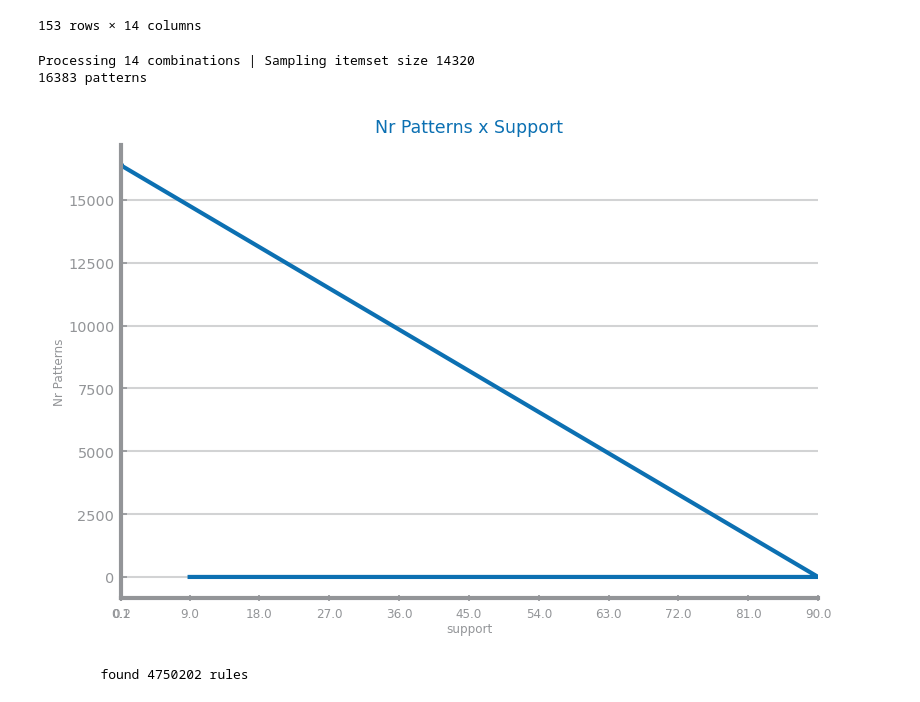
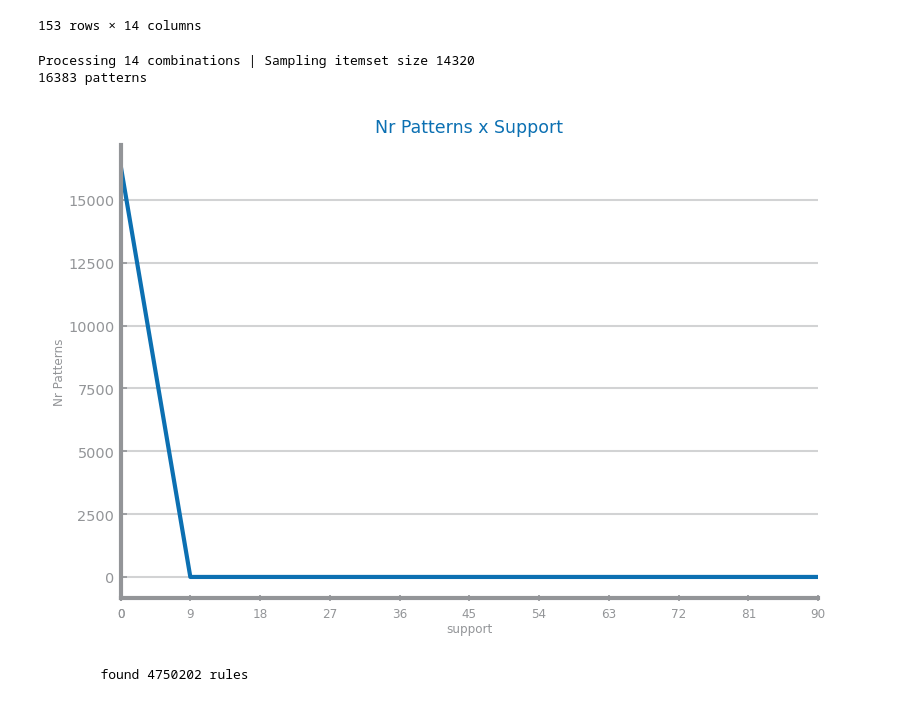
Before and after one commit to EmotionFever/datascience-project, a Jupyter notebook: lab09_pattern_mining/set1_pattern_mining_equal_width.ipynb, the cells around one changed output. Cells and saved outputs as stored; diff of their text form; code cells hidden in the pictures.

```diff
--- a/lab09_pattern_mining/set1_pattern_mining_equal_width.ipynb
+++ b/lab09_pattern_mining/set1_pattern_mining_equal_width.ipynb
@@ -47,23 +47,23 @@ data
 153 rows × 14 columns
 # %%
 MIN_SUP: float = 0.9
-var_min_sup =[0.2, 0.1] + [i*MIN_SUP for i  in range(100, 0, -10)]
-
+var_min_sup =[2e-100, 1e-100] + [i*MIN_SUP for i  in range(100, 0, -10)]
+var_min_sup.sort()
 patterns: DataFrame = apriori(data, min_support=MIN_SUP, use_colnames=True, verbose=True)
 print(len(patterns),'patterns')
 nr_patterns = []
 for sup in var_min_sup:
     pat = patterns[patterns['support'] >= sup]
     nr_patterns.append(len(pat))
 
 figure(figsize=(6, 4))
 plot_line(var_min_sup, nr_patterns, title='Nr Patterns x Support', xlabel='support', ylabel='Nr Patterns')
 savefig(f'images/{file_tag}/{file_tag}_{data_treatment}_patterns_support.png')
 show()
 # %% [output]
 Processing 14 combinations | Sampling itemset size 14320
 16383 patterns
-[figure, old version]
+[figure, new version]
 # %%
 MIN_CONF: float = 0.1
 rules = association_rules(patterns, metric='confidence', min_threshold=MIN_CONF*5, support_only=False)
```
Also changed, not shown: parts of 2 cells of this notebook, 35 other files.
